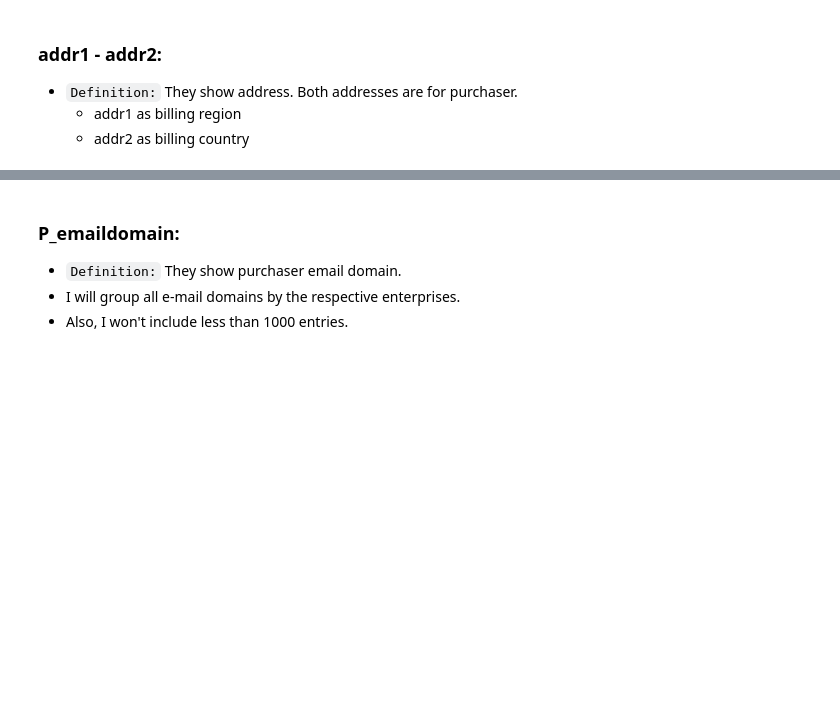
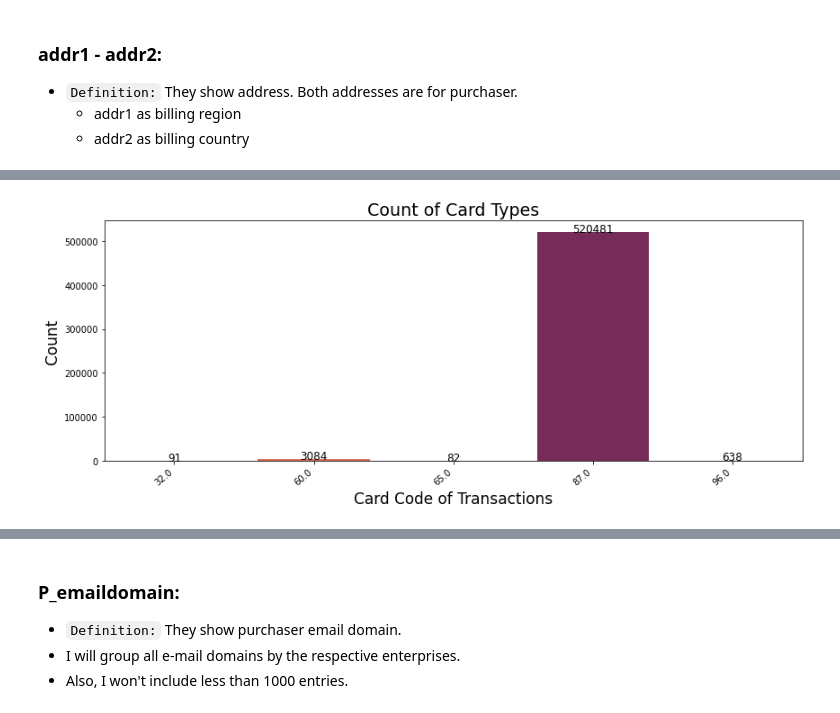
Before and after one commit to ElifKarakutukDinc/IEEE-CIS-Fraud-Detection, a Jupyter notebook: EDA.ipynb, the cells around one changed output, grey strips where cells are left out. Drawn from its saved outputs; the diff is of its cells as text; code cells hidden in the pictures; blank space fills up the shorter version.

```diff
--- a/EDA.ipynb
+++ b/EDA.ipynb
@@ -459,0 +459,18 @@ plt.show()
+# %%
+addr2_df = pd.DataFrame(train_transaction.addr2.value_counts())
+addr2_df = addr2_df.rename_axis("country").reset_index()
+addr2_df = addr2_df.sort_values(by=["addr2"], ascending=False).head()
+top_country_df = train_transaction[
+    train_transaction["addr2"].isin(list(addr2_df["country"]))
+]
+# %%
+countplot_viz(
+    top_country_df,
+    "addr2",
+    "Card Code of Transactions",
+    "Count",
+    "Count of Card Types",
+    palette="rocket_r",
+)
+# %% [output]
+[figure, added]
```
Also changed, not shown: parts of 40 cells of this notebook, 1 other file.
